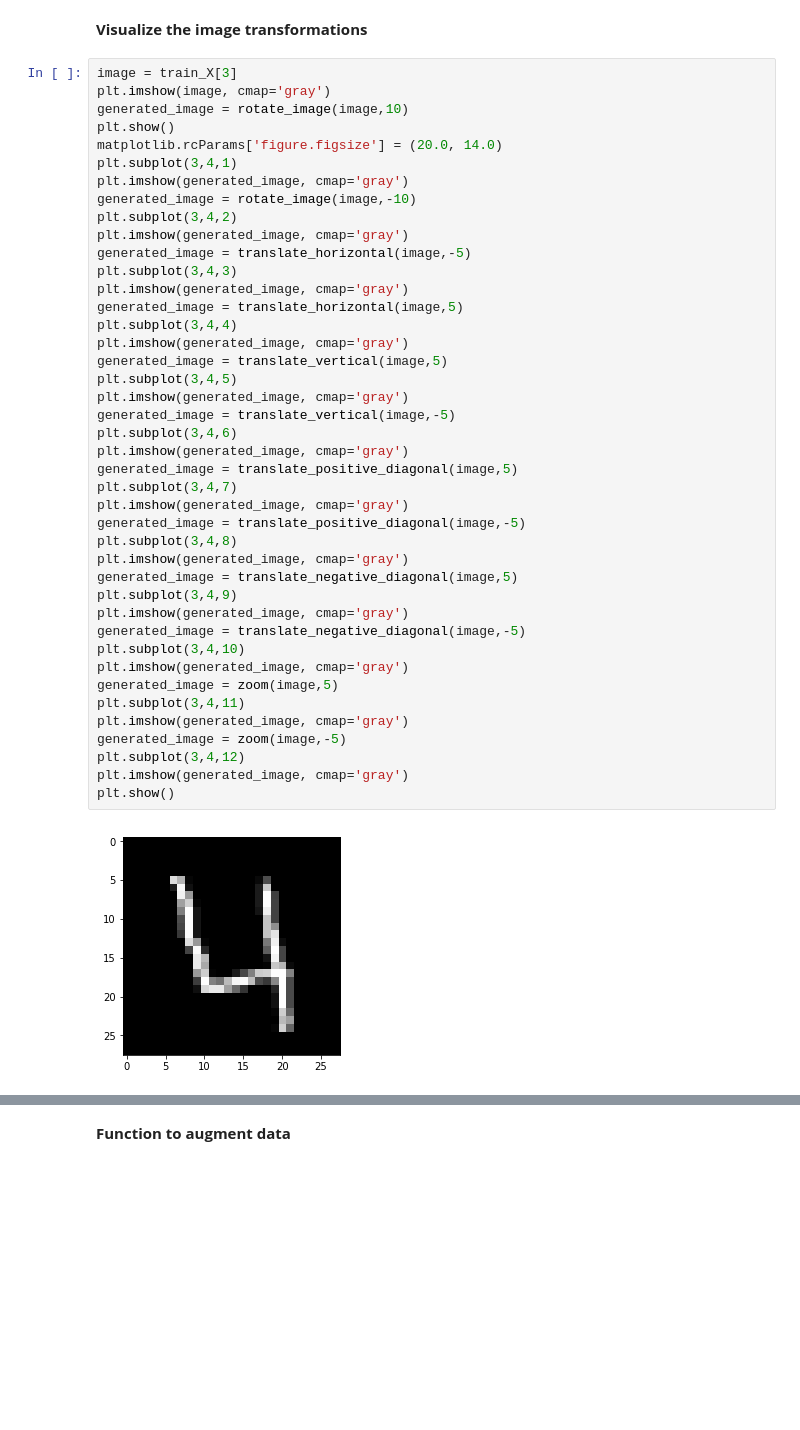
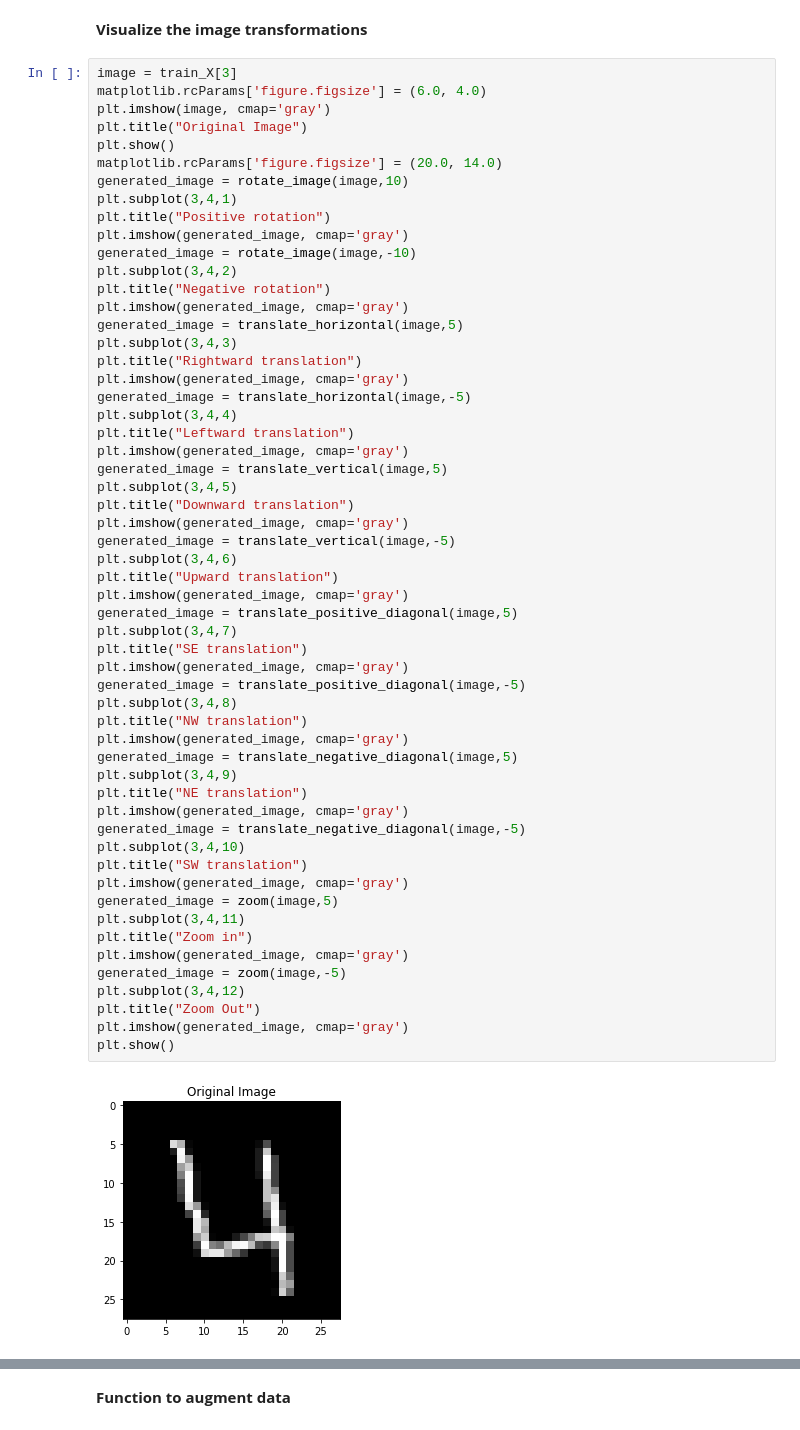
Before and after one commit to itratrahman/machine_learning_projects, a Jupyter notebook: mnist/models/covnet.ipynb, the cells around one changed output, grey strips where cells are left out. Cells and saved outputs as stored; diff of their text form; blank space fills up the shorter version.

```diff
--- a/mnist/models/covnet.ipynb
+++ b/mnist/models/covnet.ipynb
@@ -210,45 +212,59 @@ def zoom(image, zoom_shift = 5):
 **Visualize the image transformations**
 # %%
 image = train_X[3]
+matplotlib.rcParams['figure.figsize'] = (6.0, 4.0)
 plt.imshow(image, cmap='gray')
-generated_image = rotate_image(image,10)
+plt.title("Original Image")
 plt.show()
 matplotlib.rcParams['figure.figsize'] = (20.0, 14.0)
+generated_image = rotate_image(image,10)
 plt.subplot(3,4,1)
+plt.title("Positive rotation")
 plt.imshow(generated_image, cmap='gray')
 generated_image = rotate_image(image,-10)
 plt.subplot(3,4,2)
+plt.title("Negative rotation")
+plt.imshow(generated_image, cmap='gray')
+generated_image = translate_horizontal(image,5)
+plt.subplot(3,4,3)
+plt.title("Rightward translation")
 plt.imshow(generated_image, cmap='gray')
 generated_image = translate_horizontal(image,-5)
-plt.subplot(3,4,3)
-plt.imshow(generated_image, cmap='gray')
-generated_image = translate_horizontal(image,5)
 plt.subplot(3,4,4)
+plt.title("Leftward translation")
 plt.imshow(generated_image, cmap='gray')
 generated_image = translate_vertical(image,5)
 plt.subplot(3,4,5)
+plt.title("Downward translation")
 plt.imshow(generated_image, cmap='gray')
 generated_image = translate_vertical(image,-5)
 plt.subplot(3,4,6)
+plt.title("Upward translation")
 plt.imshow(generated_image, cmap='gray')
 generated_image = translate_positive_diagonal(image,5)
 plt.subplot(3,4,7)
+plt.title("SE translation")
 plt.imshow(generated_image, cmap='gray')
 generated_image = translate_positive_diagonal(image,-5)
 plt.subplot(3,4,8)
+plt.title("NW translation")
 plt.imshow(generated_image, cmap='gray')
 generated_image = translate_negative_diagonal(image,5)
 plt.subplot(3,4,9)
+plt.title("NE translation")
 plt.imshow(generated_image, cmap='gray')
 generated_image = translate_negative_diagonal(image,-5)
 plt.subplot(3,4,10)
+plt.title("SW translation")
 plt.imshow(generated_image, cmap='gray')
 generated_image = zoom(image,5)
 plt.subplot(3,4,11)
+plt.title("Zoom in")
 plt.imshow(generated_image, cmap='gray')
 generated_image = zoom(image,-5)
 plt.subplot(3,4,12)
+plt.title("Zoom Out")
 plt.imshow(generated_image, cmap='gray')
 plt.show()
 # %% [output]
-[figure, old version]
+[figure, new version]
```
Also changed, not shown: parts of 9 cells of this notebook.
